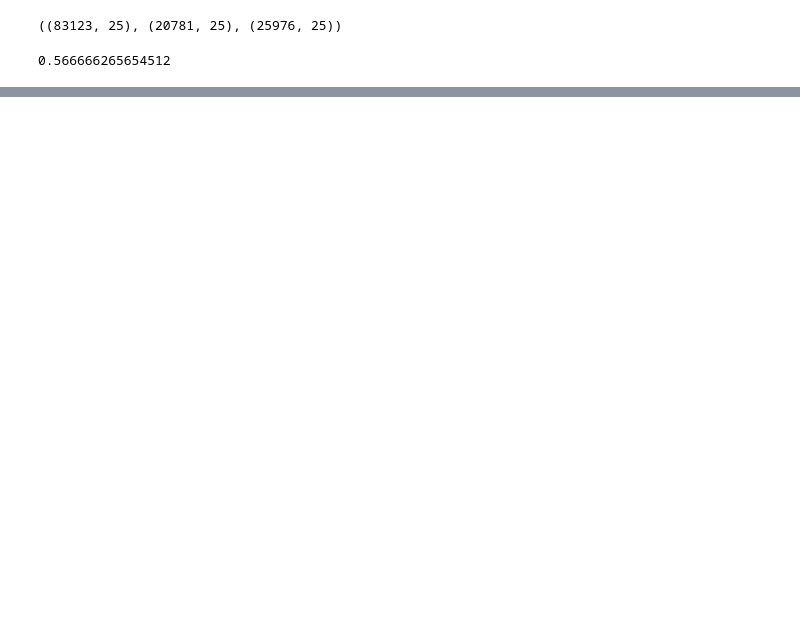
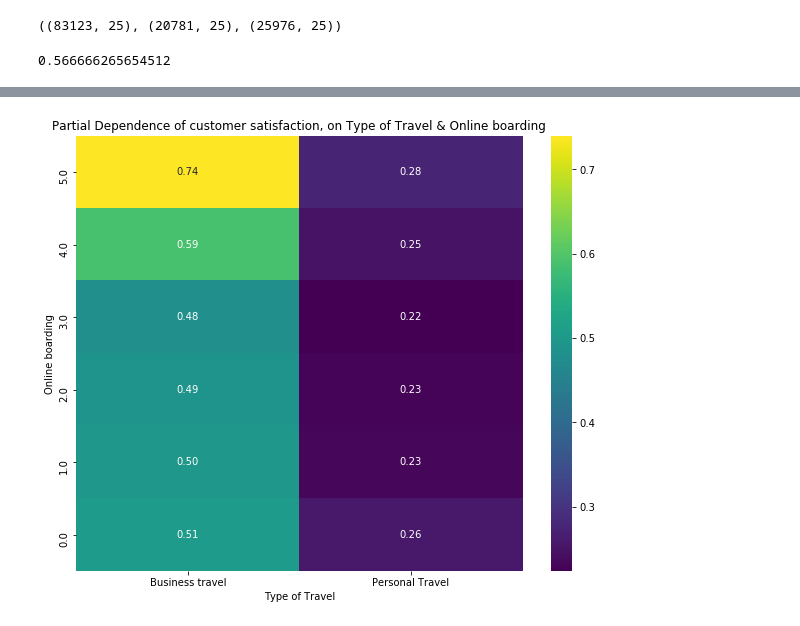
Before and after one commit to BuildABuddha/AirlineSurveyProject, a Jupyter notebook: AirlineSurveyProject.ipynb, the cells around one changed output, grey strips where cells are left out. Cells and saved outputs as stored; diff of their text form; code cells hidden in the pictures; blank space fills up the shorter version.

```diff
--- a/AirlineSurveyProject.ipynb
+++ b/AirlineSurveyProject.ipynb
@@ -55,0 +193,4 @@ accuracy_score(train['satisfaction'], y_pred)
+# %%
+build_pdp_from_features('Type of Travel', 'Online boarding', ['Business travel', 'Personal Travel'])
+# %% [output]
+[figure, added]
```
Also changed, not shown: parts of 14 cells of this notebook.
